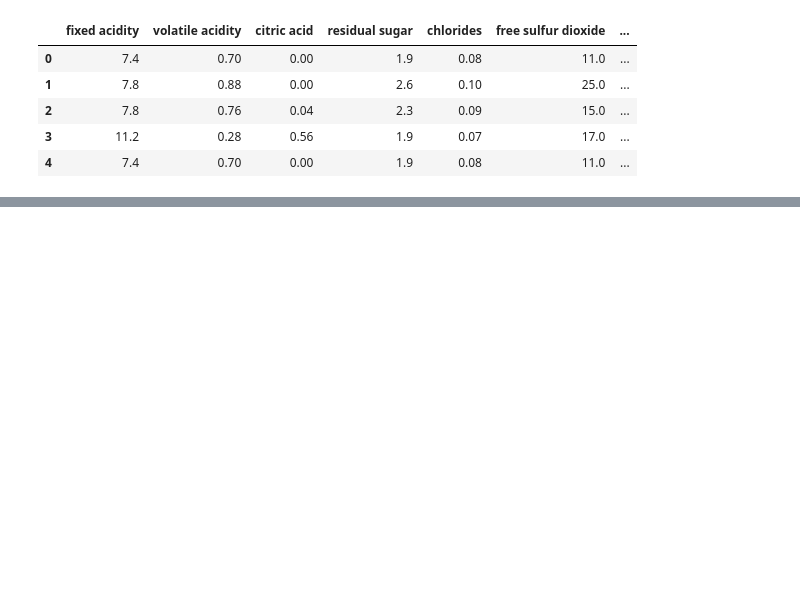
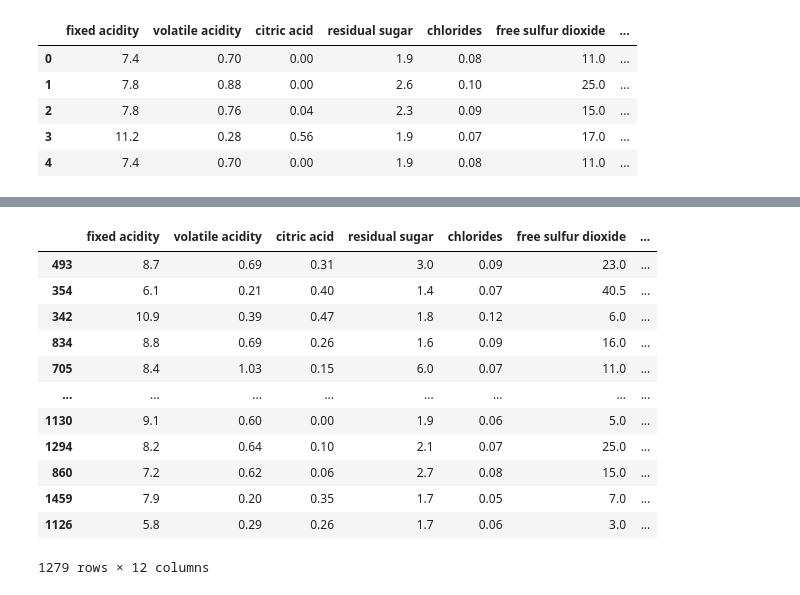
Before and after one commit to 4GeeksAcademy/ginappedrosa-ML-knn-wine_quality, a Jupyter notebook: src/explore.ipynb, the cells around one changed output, grey strips where cells are left out. Saved outputs shown, nothing was run; the diff lists cells and outputs as text; code cells hidden in the pictures; blank space fills up the shorter version.

```diff
--- a/src/explore.ipynb
+++ b/src/explore.ipynb
@@ -37,0 +114,13 @@ total_data.head()
+# %%
+def quality_to_label(q):
+    if q <= 4:
+        return 0
+    elif q <= 6:
+        return 1
+    else:
+        return 2
+
+total_data["label"] = total_data["quality"].apply(quality_to_label)
+
+print(total_data[["quality", "label"]].head(10))
+print(total_data["label"].value_counts())
@@ -37,0 +144,37 @@ total_data.head()
+# %%
+num_variables = [
+  "fixed acidity",
+  "volatile acidity",
+  "citric acid",
+  "residual sugar",
+  "chlorides",
+  "free sulfur dioxide",
+  "total sulfur dioxide",
+  "density",
+  "pH",
+  "sulphates",
+  "alcohol",
+  "quality",
+  ]
+
+
+X = total_data.drop("label", axis = 1)[num_variables]
+y = total_data["label"]
+X_train, X_test, y_train, y_test = train_test_split(X, y, test_size = 0.2, random_state = 42)
+
+
+X_train
+# %% [output]
+|  | fixed acidity | volatile acidity | citric acid | residual sugar | chlorides | free sulfur dioxide | ... |
+| 493 | 8.7 | 0.69 | 0.31 | 3.0 | 0.09 | 23.0 | ... |
+| 354 | 6.1 | 0.21 | 0.40 | 1.4 | 0.07 | 40.5 | ... |
+| 342 | 10.9 | 0.39 | 0.47 | 1.8 | 0.12 | 6.0 | ... |
+| 834 | 8.8 | 0.69 | 0.26 | 1.6 | 0.09 | 16.0 | ... |
+| 705 | 8.4 | 1.03 | 0.15 | 6.0 | 0.07 | 11.0 | ... |
+| ... | ... | ... | ... | ... | ... | ... | ... |
+| 1130 | 9.1 | 0.60 | 0.00 | 1.9 | 0.06 | 5.0 | ... |
+| 1294 | 8.2 | 0.64 | 0.10 | 2.1 | 0.07 | 25.0 | ... |
+| 860 | 7.2 | 0.62 | 0.06 | 2.7 | 0.08 | 15.0 | ... |
+| 1459 | 7.9 | 0.20 | 0.35 | 1.7 | 0.05 | 7.0 | ... |
+| 1126 | 5.8 | 0.29 | 0.26 | 1.7 | 0.06 | 3.0 | ... |
+1279 rows × 12 columns
```
Also changed, not shown: parts of 17 cells of this notebook, 10 other files.
